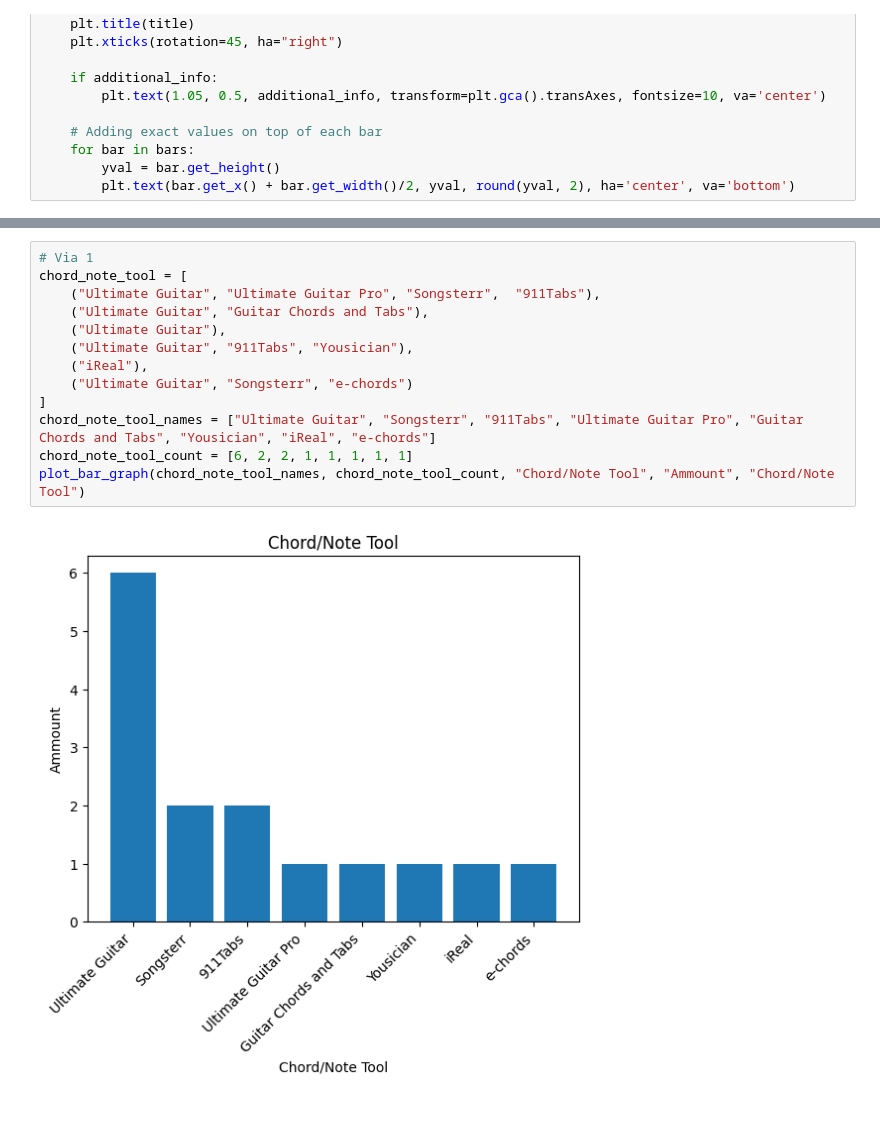
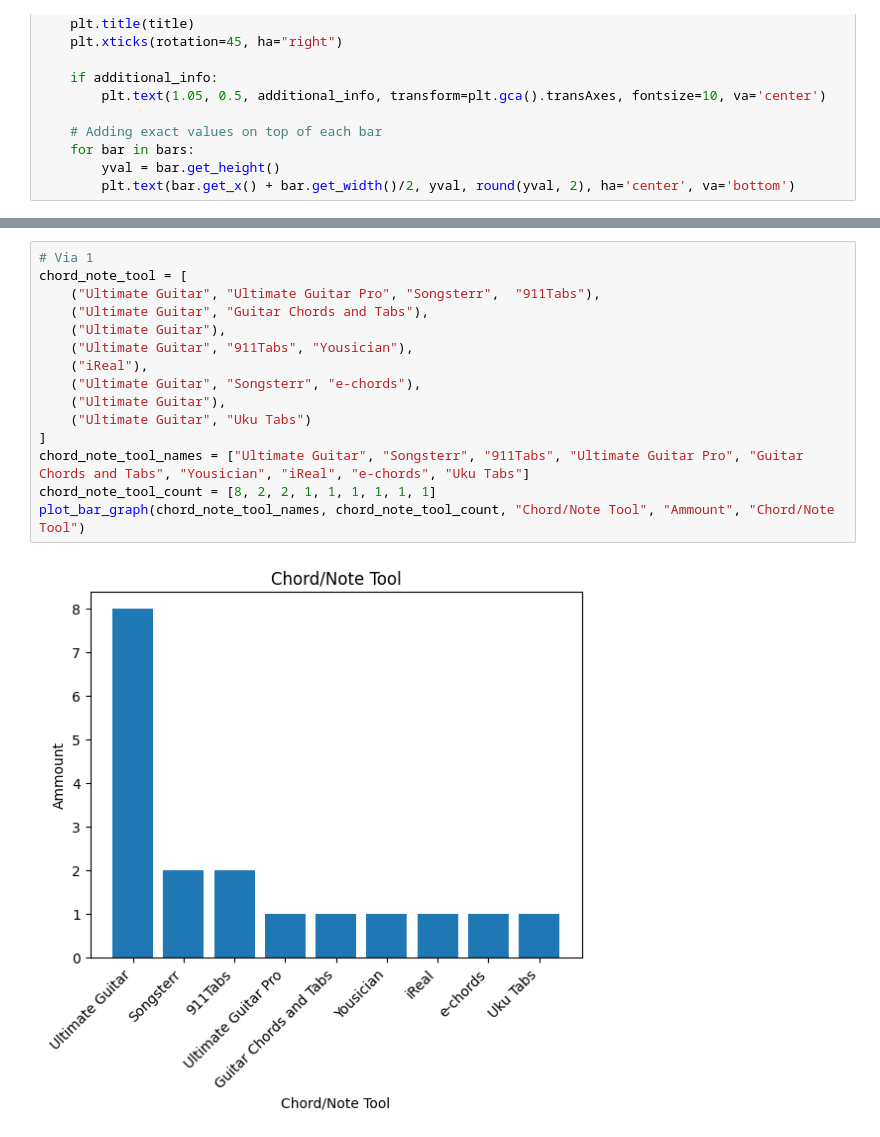
Before and after one commit to simonroedig/ChordSync_Study, a Jupyter notebook: study_analysis.ipynb, the cells around one changed output, grey strips where cells are left out. Drawn from its saved outputs; the diff is of its cells as text.

```diff
--- a/study_analysis.ipynb
+++ b/study_analysis.ipynb
@@ -67,17 +84,19 @@ plot_bar_graph(music_provider_names, music_provider_count, "Music Provider", "Am
 # %%
 # Via 1
 chord_note_tool = [
     ("Ultimate Guitar", "Ultimate Guitar Pro", "Songsterr",  "911Tabs"),
     ("Ultimate Guitar", "Guitar Chords and Tabs"),
     ("Ultimate Guitar"),
     ("Ultimate Guitar", "911Tabs", "Yousician"),
     ("iReal"),
-    ("Ultimate Guitar", "Songsterr", "e-chords")
+    ("Ultimate Guitar", "Songsterr", "e-chords"),
+    ("Ultimate Guitar"),
+    ("Ultimate Guitar", "Uku Tabs")
 ]
-chord_note_tool_names = ["Ultimate Guitar", "Songsterr", "911Tabs", "Ultimate Guitar Pro", "Guitar Chords and Tabs", "Yousician", "iReal", "e-chords"]
-chord_note_tool_count = [6, 2, 2, 1, 1, 1, 1, 1]
+chord_note_tool_names = ["Ultimate Guitar", "Songsterr", "911Tabs", "Ultimate Guitar Pro", "Guitar Chords and Tabs", "Yousician", "iReal", "e-chords", "Uku Tabs"]
+chord_note_tool_count = [8, 2, 2, 1, 1, 1, 1, 1, 1]
 plot_bar_graph(chord_note_tool_names, chord_note_tool_count, "Chord/Note Tool", "Ammount", "Chord/Note Tool")
 # %% [output]
-[figure, old version]
+[figure, new version]
 # %%
 ### Via 5
```
Also changed, not shown: parts of 13 cells of this notebook.
